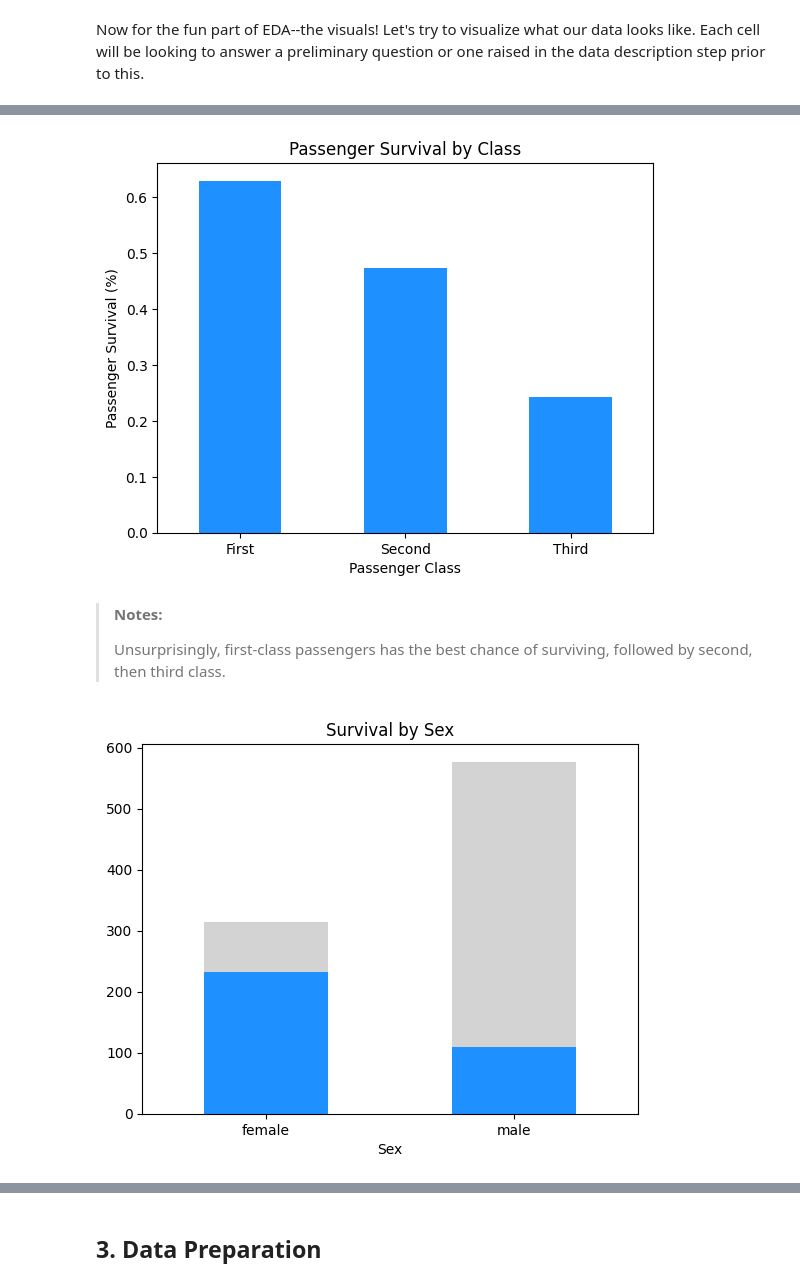
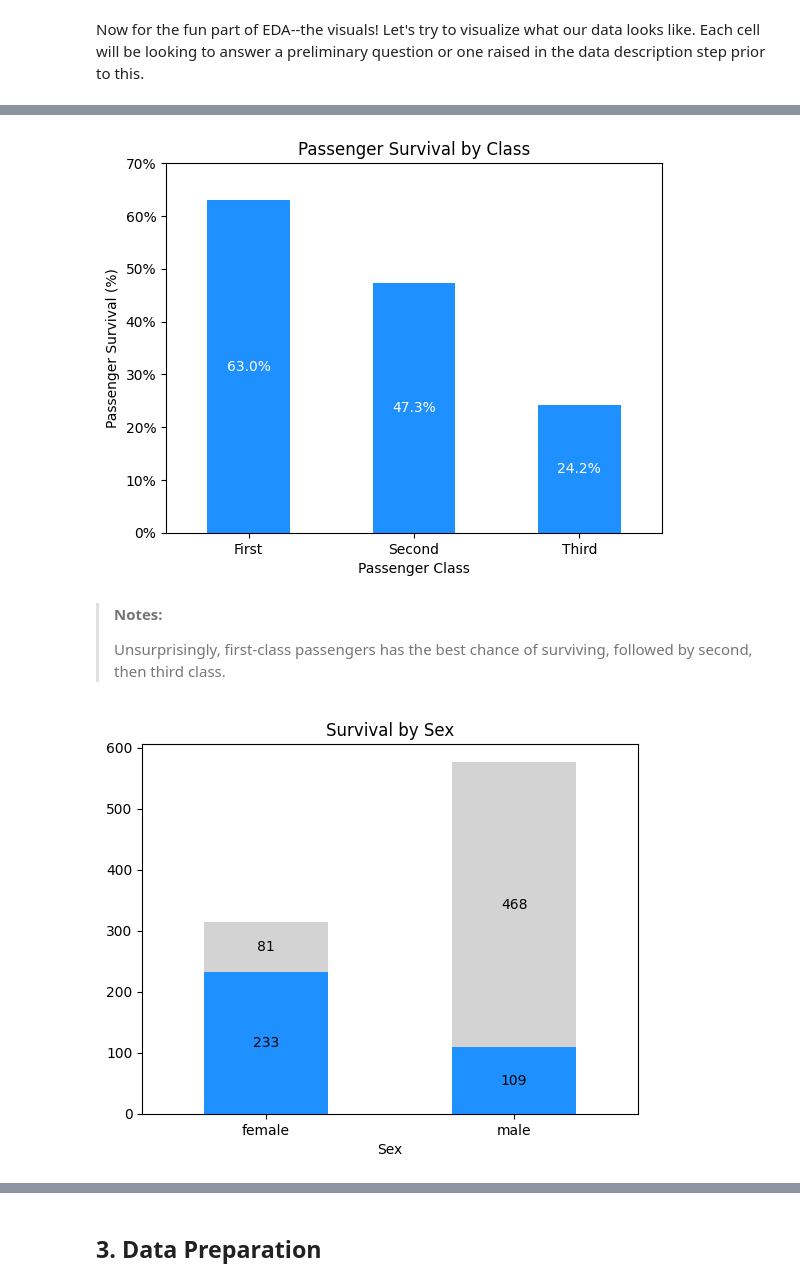
Before and after one commit to msburns24/projects, a Jupyter notebook: titanic/titanic.ipynb, the cells around one changed output, grey strips where cells are left out. Drawn from its saved outputs; the diff is of its cells as text; code cells hidden in the pictures.

```diff
--- a/titanic/titanic.ipynb
+++ b/titanic/titanic.ipynb
@@ -32,6 +32,7 @@ def download_dataset(name: str) -> list[Path]:
 
 
 files = download_dataset('yasserh/titanic-dataset')
+files = [f for f in Path.cwd().iterdir() if f.suffix == '.csv']
 print(f'Downloaded {len(files)} file(s):', end='\n\n')
 print('\n'.join(file.name for file in files))
 # %% [output]
@@ -312,37 +305,42 @@ df.head()
+# %%
+def add_bar_labels(
+        ax: Axes,
+        fmt: str,
+        label_type='center',
+        color='white'
+) -> None:
+    for container in ax.containers:
+        ax.bar_label(container, label_type=label_type, fmt=fmt, color=color)
+    return
 # %%
 # How did class play a role in survival?
 df_class = df.groupby('Pclass', as_index=False)[['Survived']].mean()
 ax = df_class.plot(
     kind='bar',
     x='Pclass',
     y='Survived',
     xlabel='Passenger Class',
     ylabel='Passenger Survival (%)',
     rot=0,
     color='dodgerblue',
     legend=False,
     title='Passenger Survival by Class'
 )
 
-# ax = sns.barplot(df, x='Pclass', y='Survived', errorbar=None, color='dodgerblue')
-
-# # X Labels
+# X Labels
 ax.set_xticks(range(3), ['First', 'Second', 'Third'])
 
-# # Y Labels
-# ax.set_ylabel('Passenger Survival (%)', labelpad=8)
-# yticks = ax.get_yticks()
-# ytick_labels = map('{:.0%}'.format, yticks)
-# ax.set_yticks(yticks, ytick_labels)
+# Y Labels
+yticks = ax.get_yticks()
+ytick_labels = map('{:.0%}'.format, yticks)
+ax.set_yticks(yticks, ytick_labels)
 
-# # Value Labels
-# for container in ax.containers:
-#     ax.bar_label(container, label_type='center', fmt='{:.1%}', color='white')
+add_bar_labels(ax, fmt='{:.1%}')
 
 # ax.set_title('Passenger Survival by Class', size=14, pad=12)
 plt.show()
 # %% [output]
-[figure, old version]
+[figure, new version]
 # %% [markdown]
 > **Notes:**
 >
@@ -366,6 +364,7 @@ ax = df_sex.plot(
     title='Survival by Sex',
     rot=0,
 )
+add_bar_labels(ax, fmt='{:,.0f}', color='black')
 plt.show()
 # %% [output]
-[figure, old version]
+[figure, new version]
```
Also changed, not shown: parts of 8 cells of this notebook.
